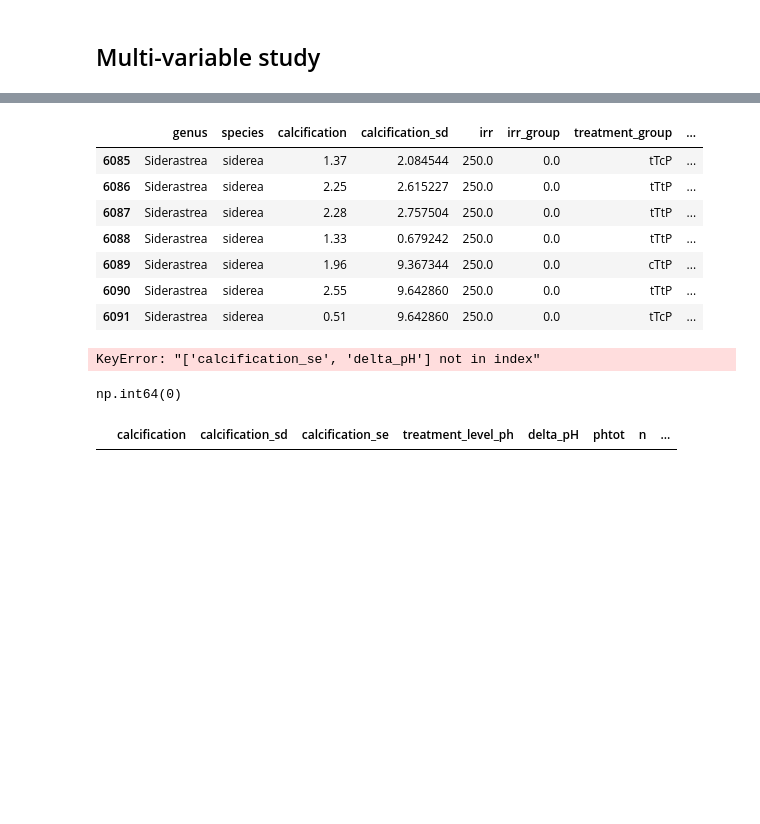
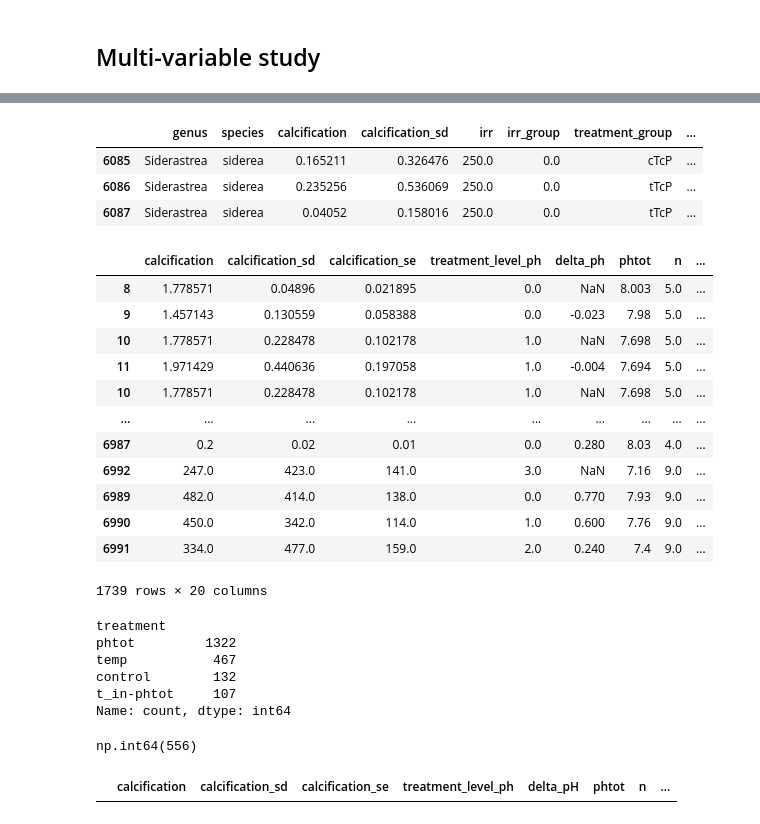
Before and after one commit to orlando-code/calc-rates, a Jupyter notebook: notebooks/analysis.ipynb, the cells around one changed output, grey strips where cells are left out. Drawn from its saved outputs; the diff is of its cells as text; code cells hidden in the pictures; blank space fills up the shorter version.

```diff
--- a/notebooks/analysis.ipynb
+++ b/notebooks/analysis.ipynb
@@ -41,28 +41,3 @@ climatology_df.head()
 | 10.3354/meps09309 | Palmyra Atoll | 8.037819 | 10 | 0.005469 | 28.956142 | c(-162.0786656 | ... |
 # %% [markdown]
 ## Multi-variable study
-# %%
-# generate carbonate chemistry data
-meta_fp = config.data_dir / 'Orlando_data.xlsx'
-carb_df = utils.populate_carbonate_chemistry(meta_fp, 'all_data')
-
-# # carb_df = carb_df[carb_df['extractor'] == 'Orlando']      # no longer necessary, since have corrected all other student's data!
-
-# prepare for future alignment with climatology (first uniquify dois in the same way)
-unique_pairs = carb_df.drop_duplicates(subset=['doi', 'location'])[['doi', 'location']]
-unique_pairs.doi = utils.uniquify_repeated_values(carb_df.drop_duplicates(subset=['doi', 'location']).doi)
-
-# create a dictionary mapping from original (doi, location) pairs to uniquified dois
-doi_location_map = dict(zip(zip(carb_df.drop_duplicates(subset=['doi', 'location'])['doi'],
-                               carb_df.drop_duplicates(subset=['doi', 'location'])['location']),
-                         unique_pairs['doi']))
-
-# create a copy of the original DOIs
-carb_df['original_doi'] = carb_df['doi']
-# apply the mapping to update DOIs
-carb_df['doi'] = [doi_location_map.get((doi, loc), doi) for doi, loc in zip(carb_df['doi'], carb_df['location'])]
-
-
-# carb_df = carb_df[carb_df['extractor'] != 'Cornwall'] # these still need some work
-
-print("\nShape of df with all rows marked for inclusion:", carb_df.shape)
@@ -78,0 +220,7 @@ Shape of df with all rows marked for inclusion: (4041, 74)
+# %%
+# generate carbonate chemistry data
+meta_fp = config.data_dir / 'Orlando_data.xlsx'
+carb_df = utils.populate_carbonate_chemistry(meta_fp, 'all_data', selection_dict={'include': 'yes'})
+# uniquify dois
+carb_df = uniquify_dois(carb_df)
+# carb_df = utils.populate_carbonate_chemistry(meta_fp, 'all_data', selection_dict={'include': 'yes', 'extractor': 'Denisa'}) # TODO: test this
@@ -84,7 +287,6 @@ current_carb_df = carb_df[carb_df['doi'] == test_doi]
 carb_df_tgs = analysis.assign_treatment_groups_multilevel(carb_df)
 # carb_df_tgs = analysis.assign_treatment_groups_multilevel(current_carb_df)
 
-some_cols = ['genus', 'species', 'calcification', 'calcification_sd', 'irr', 'irr_group', 'treatment_group', 'treatment_level_t', 'treatment_level_ph', 'doi', 'treatment', 'n']
-# carb_df_tgs[some_cols]
-carb_df_tgs.columns
+some_cols = ['genus', 'species', 'calcification', 'calcification_sd', 'irr', 'irr_group', 'treatment_group', 'treatment_level_t', 'temp', 'treatment_level_ph', 'phtot', 'doi', 'treatment', 'n']
+carb_df_tgs[some_cols]
 # %% [output]
@@ -108,22 +424,37 @@ results_df = analysis.hedges_g_for_df(carb_df_tgs)
 # %%
 test_doi = "10.1098/rspb.2014.1856"
-carb_df_tgs[carb_df_tgs['doi'] == test_doi][some_cols + ['phtot', 't_in']]
+carb_df_tgs[carb_df_tgs['doi'] == test_doi][some_cols + ['phtot', 'temp']]
 # %% [output]
 |  | genus | species | calcification | calcification_sd | irr | irr_group | treatment_group | ... |
-| 6085 | Siderastrea | siderea | 1.37 | 2.084544 | 250.0 | 0.0 | tTcP | ... |
-| 6086 | Siderastrea | siderea | 2.25 | 2.615227 | 250.0 | 0.0 | tTtP | ... |
-| 6087 | Siderastrea | siderea | 2.28 | 2.757504 | 250.0 | 0.0 | tTtP | ... |
-| 6088 | Siderastrea | siderea | 1.33 | 0.679242 | 250.0 | 0.0 | tTtP | ... |
-| 6089 | Siderastrea | siderea | 1.96 | 9.367344 | 250.0 | 0.0 | cTtP | ... |
-| 6090 | Siderastrea | siderea | 2.55 | 9.642860 | 250.0 | 0.0 | tTtP | ... |
-| 6091 | Siderastrea | siderea | 0.51 | 9.642860 | 250.0 | 0.0 | tTcP | ... |
+| 6085 | Siderastrea | siderea | 0.165211 | 0.326476 | 250.0 | 0.0 | cTcP | ... |
+| 6086 | Siderastrea | siderea | 0.235256 | 0.536069 | 250.0 | 0.0 | tTcP | ... |
+| 6087 | Siderastrea | siderea | 0.04052 | 0.158016 | 250.0 | 0.0 | tTcP | ... |
 # %%
-results_df[['calcification', 'calcification_sd', 'calcification_se', 'treatment_level_ph', 'delta_pH', 'phtot', 'n', 'treatment_level_t', 'delta_t', 't_in', 'treatment', 'treatment_group', 'pooled_sd', 'd', 'bias_correction', 'hedges_g', 'treatment_val', 'hedges_g_var', 'control_calcification', 'treatment_calcification']]
+results_df[['calcification', 'calcification_sd', 'calcification_se', 'treatment_level_ph', 'delta_ph', 'phtot', 'n', 'treatment_level_t', 'delta_t', 'temp', 'treatment', 'treatment_group', 'pooled_sd', 'd', 'bias_correction', 'hedges_g', 'treatment_val', 'hedges_g_var', 'control_calcification', 'treatment_calcification']]
 # %% [output]
+|  | calcification | calcification_sd | calcification_se | treatment_level_ph | delta_ph | phtot | n | ... |
+| 8 | 1.778571 | 0.04896 | 0.021895 | 0.0 | NaN | 8.003 | 5.0 | ... |
+| 9 | 1.457143 | 0.130559 | 0.058388 | 0.0 | -0.023 | 7.98 | 5.0 | ... |
+| 10 | 1.778571 | 0.228478 | 0.102178 | 1.0 | NaN | 7.698 | 5.0 | ... |
+| 11 | 1.971429 | 0.440636 | 0.197058 | 1.0 | -0.004 | 7.694 | 5.0 | ... |
+| 10 | 1.778571 | 0.228478 | 0.102178 | 1.0 | NaN | 7.698 | 5.0 | ... |
+| ... | ... | ... | ... | ... | ... | ... | ... | ... |
+| 6987 | 0.2 | 0.02 | 0.01 | 0.0 | 0.280 | 8.03 | 4.0 | ... |
+| 6992 | 247.0 | 423.0 | 141.0 | 3.0 | NaN | 7.16 | 9.0 | ... |
+| 6989 | 482.0 | 414.0 | 138.0 | 0.0 | 0.770 | 7.93 | 9.0 | ... |
+| 6990 | 450.0 | 342.0 | 114.0 | 1.0 | 0.600 | 7.76 | 9.0 | ... |
+| 6991 | 334.0 | 477.0 | 159.0 | 2.0 | 0.240 | 7.4 | 9.0 | ... |
-KeyError: "['calcification_se', 'delta_pH'] not in index"
+1739 rows × 20 columns
 # %%
+print(results_df.treatment.value_counts())
 results_df[results_df.treatment_group != "cTcP"].hedges_g.isna().sum()
 # %% [output]
-np.int64(0)
+treatment
+phtot         1322
+temp           467
+control        132
+t_in-phtot     107
+Name: count, dtype: int64
+np.int64(556)
 # %%
 save_cols = utils.read_yaml(config.resources_dir / "mapping.yaml")["save_cols"]
```
Also changed, not shown: parts of 20 cells of this notebook, 9 other files.
